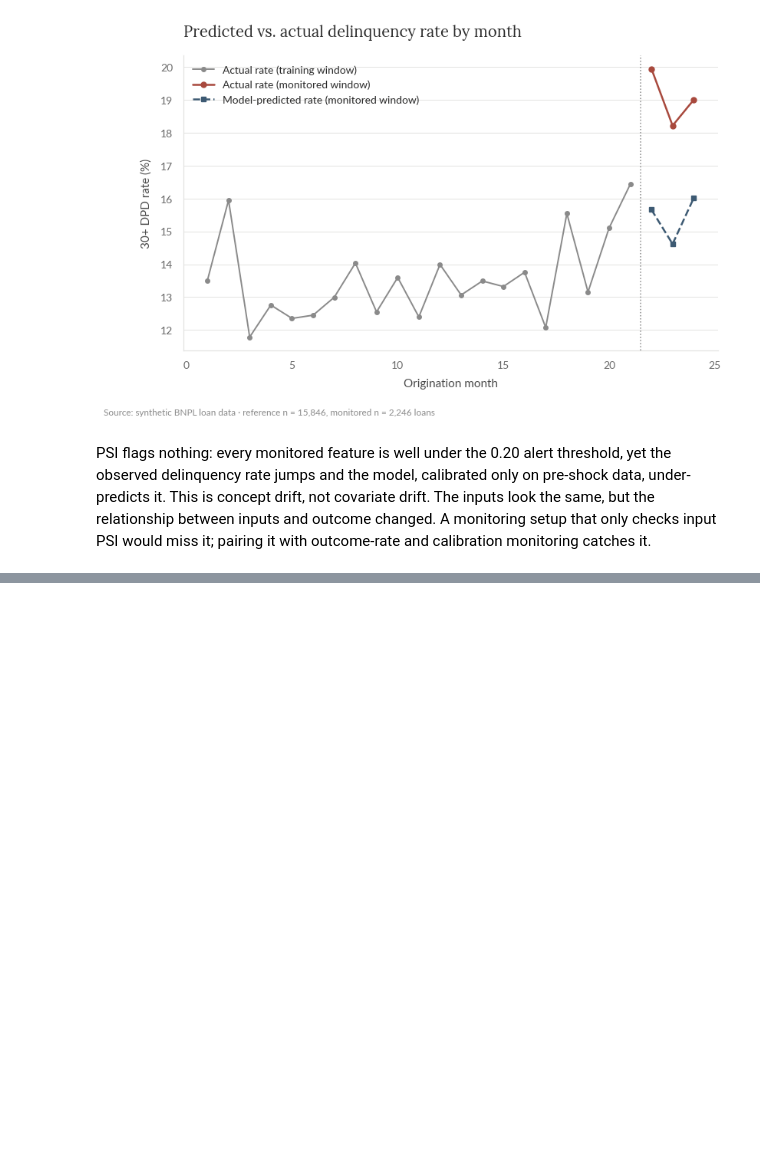
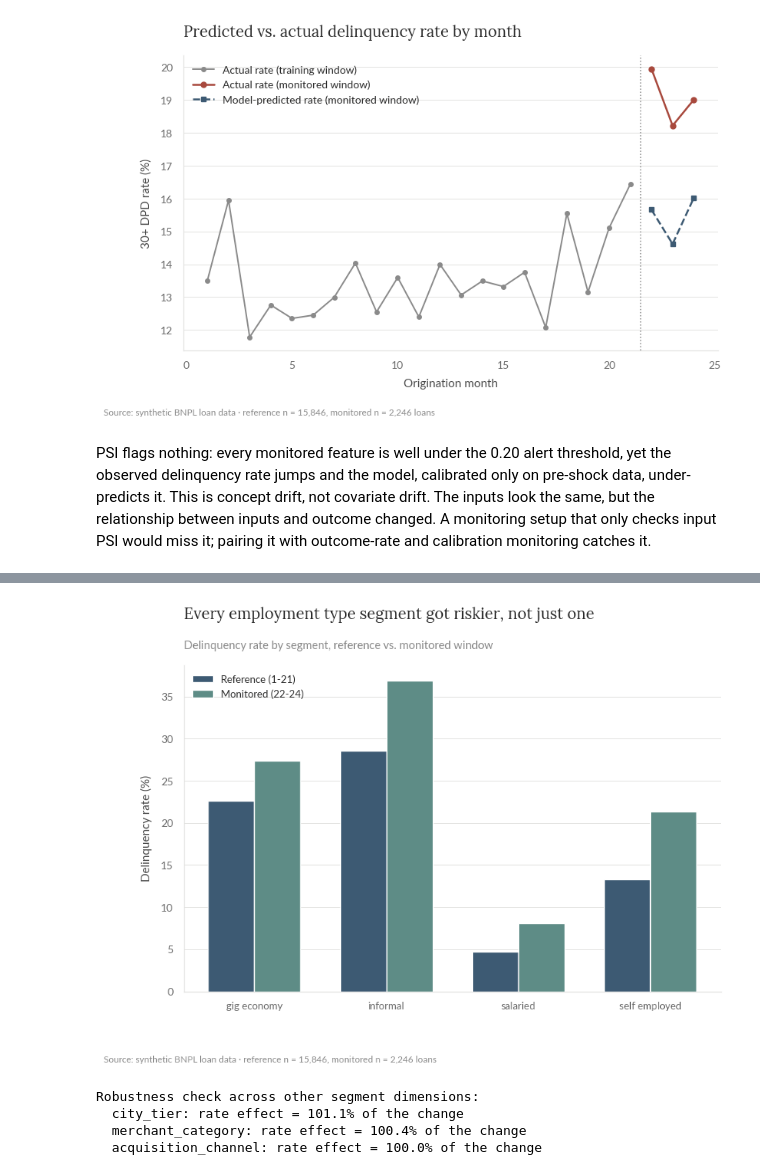
Before and after one commit to gus-morales/work-showcase, a Jupyter notebook: projects/01-delinquency-risk-model/notebooks/01_delinquency_risk_model.ipynb, the cells around one changed output, grey strips where cells are left out. Drawn from its saved outputs; the diff is of its cells as text; code cells hidden in the pictures; blank space fills up the shorter version.

```diff
--- a/projects/01-delinquency-risk-model/notebooks/01_delinquency_risk_model.ipynb
+++ b/projects/01-delinquency-risk-model/notebooks/01_delinquency_risk_model.ipynb
@@ -462,0 +518,26 @@ PSI flags nothing: every monitored feature is well under the 0.20 alert threshol
+# %%
+segs = result["segments"]
+x = np.arange(len(segs))
+width = 0.35
+fig, ax = plt.subplots(figsize=(9, 5.5))
+ax.bar(x - width/2, r_a.reindex(segs, fill_value=0) * 100, width, color=SLATE, label="Reference (1-21)", zorder=3)
+ax.bar(x + width/2, r_b.reindex(segs, fill_value=0) * 100, width, color=MUTED_TEAL, label="Monitored (22-24)", zorder=3)
+ax.set_xticks(x); ax.set_xticklabels([s.replace("_", " ") for s in segs], fontsize=9.5)
+style_ax(ax, title=f"Every {SEGMENT.replace('_', ' ')} segment got riskier, not just one",
+         subtitle="Delinquency rate by segment, reference vs. monitored window", ylabel="Delinquency rate (%)")
+ax.legend(fontsize=9.5, loc="upper left")
+add_footnote(fig, SOURCE_DRIFT)
+plt.show()
+
+print("Robustness check across other segment dimensions:")
+for seg in ["city_tier", "merchant_category", "acquisition_channel"]:
+    wa, ra = segment_weights_and_rates(reference, seg)
+    wb, rb = segment_weights_and_rates(monitored, seg)
+    res = decompose_rate_mix_shift(wa, ra, wb, rb)
+    print(f"  {seg}: rate effect = {res['rate_total']/res['total_delta']:.1%} of the change")
+# %% [output]
+[figure, added]
+Robustness check across other segment dimensions:
+  city_tier: rate effect = 101.1% of the change
+  merchant_category: rate effect = 100.4% of the change
+  acquisition_channel: rate effect = 100.0% of the change
```
Also changed, not shown: parts of 6 cells of this notebook, 5 other files.
